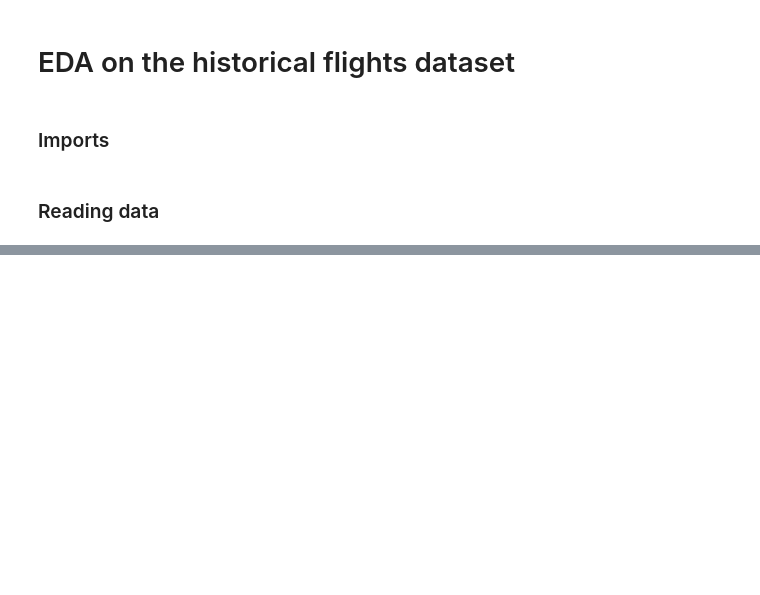
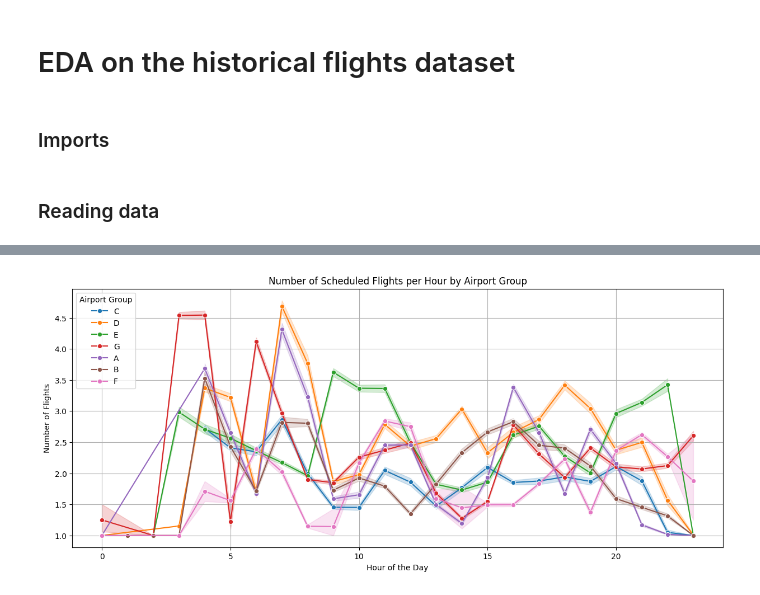
Before and after one commit to MiladTootoonchi/Avinor-Predictions, a Jupyter notebook: notebooks/eda_historical_flights.ipynb, the cells around one changed output, grey strips where cells are left out. Saved outputs shown, nothing was run; the diff lists cells and outputs as text; code cells hidden in the pictures; blank space fills up the shorter version.

```diff
--- a/notebooks/eda_historical_flights.ipynb
+++ b/notebooks/eda_historical_flights.ipynb
@@ -23,0 +102,5 @@ df.describe()
+# %%
+# It would be great to also remove cancelled flights to reduce noise.
+df_cleaned = df_reduced[df_reduced["cancelled"] != 1].copy()
+df_cleaned = df_cleaned.drop(columns = "cancelled")
+print(df_cleaned.shape)  # Checking how much was removed.
@@ -23,0 +113,22 @@ df.describe()
+# %%
+# Departures dataframe
+df_departures = df_cleaned[["dep_airport_group", "std", "atd"]].copy()
+df_departures = df_departures.rename(columns = {
+    "std": "datetime",
+    "atd": "actual_datetime",
+    "dep_airport_group": "airport_group"
+})
+
+# Arrivals dataframe
+df_arrivals = df_cleaned[["arr_airport_group", "sta", "ata"]].copy()
+df_arrivals = df_arrivals.rename(columns = {
+    "sta": "datetime",
+    "ata": "actual_datetime",
+    "arr_airport_group": "airport_group"
+})
+
+# Combine if needed
+df_events = pd.concat([df_departures, df_arrivals], ignore_index = True)
+df_events
+
+df_events
@@ -23,0 +202,17 @@ df.describe()
+# %%
+plt.figure(figsize = (15,6))
+sns.lineplot(
+    data=df_grouped,
+    x = 'hour',
+    y = 'sched_flights',
+    hue = 'airport_group',
+    marker = 'o'
+)
+plt.title('Number of Scheduled Flights per Hour by Airport Group')
+plt.xlabel('Hour of the Day')
+plt.ylabel('Number of Flights')
+plt.legend(title = 'Airport Group')
+plt.grid(True)
+plt.show()
+# %% [output]
+[figure, added]
```
Also changed, not shown: parts of 19 cells of this notebook.
